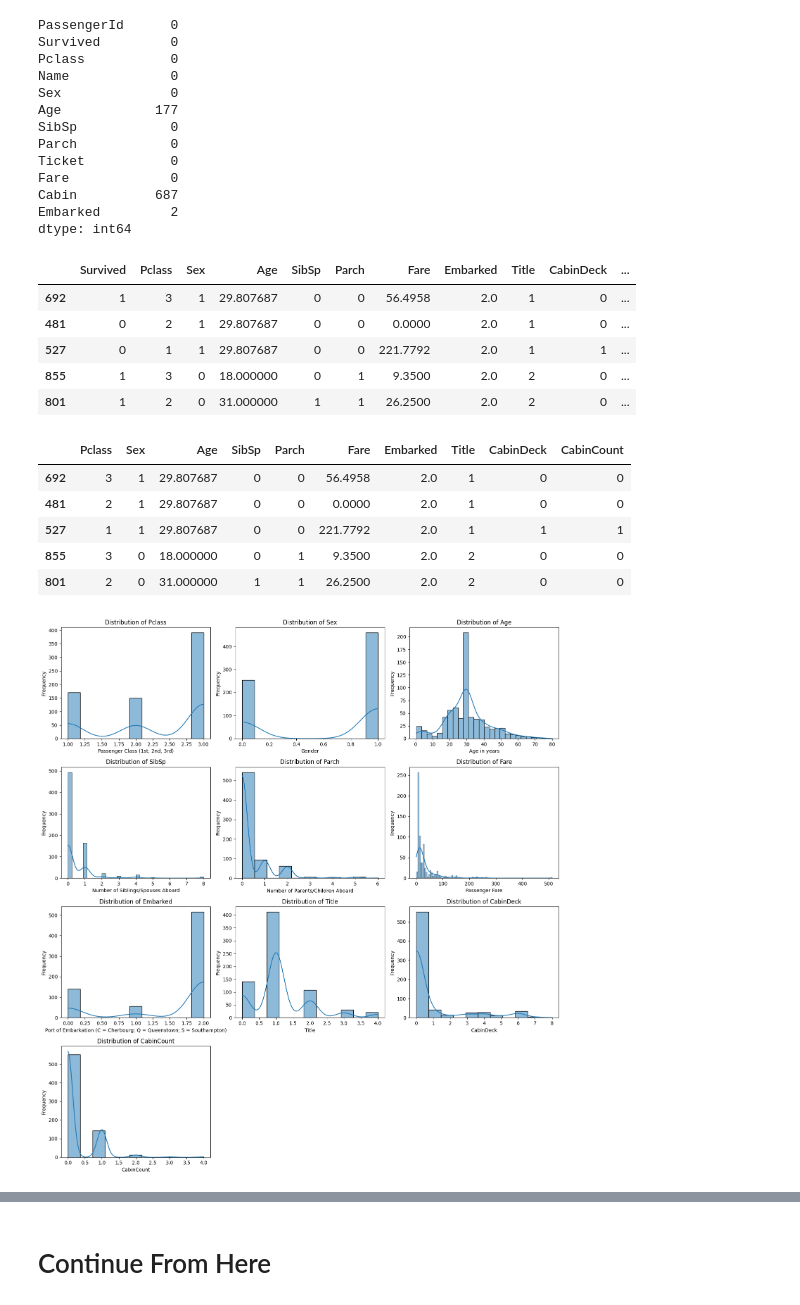
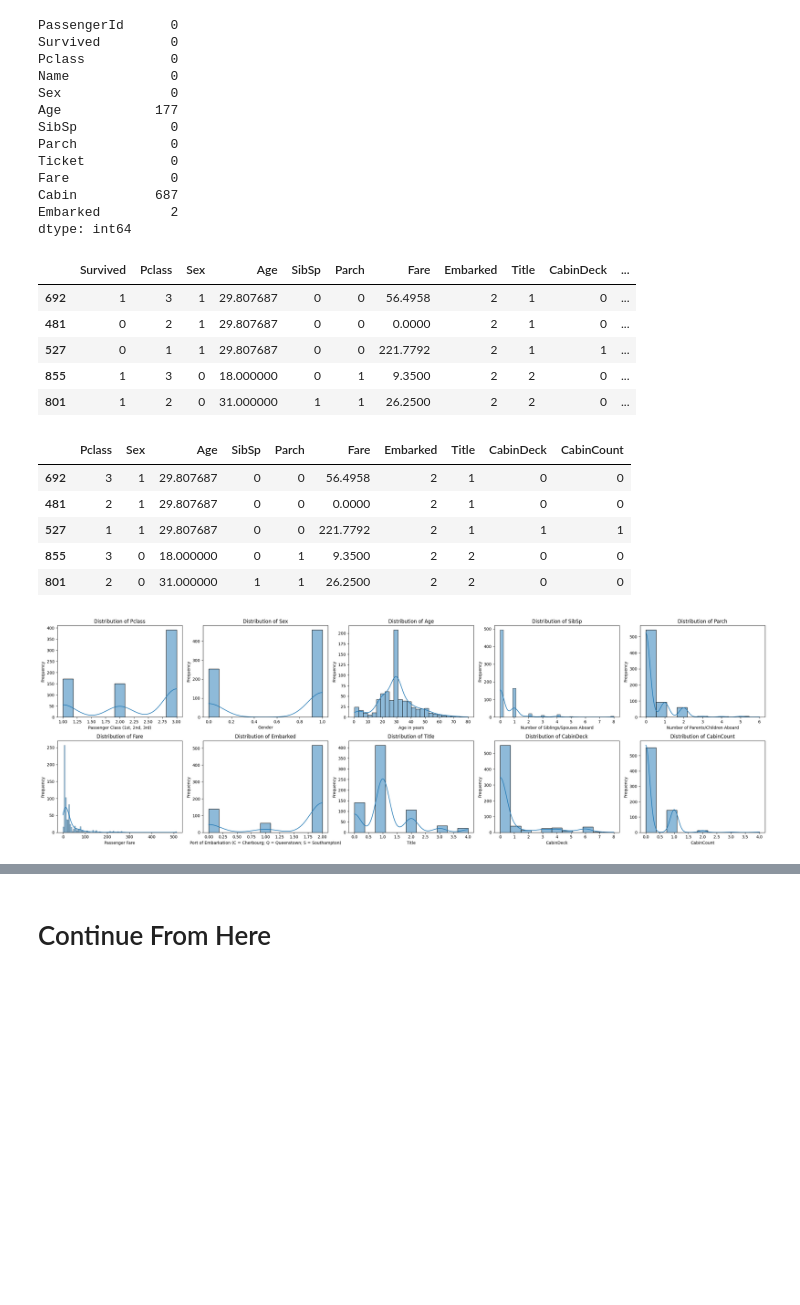
Before and after one commit to ArthurgLeonida/UFSC-DAS410108-Algorithms-DataToML, a Jupyter notebook: youtube.ipynb, the cells around one changed output, grey strips where cells are left out. Cells and saved outputs as stored; diff of their text form; code cells hidden in the pictures; blank space fills up the shorter version.

```diff
--- a/youtube.ipynb
+++ b/youtube.ipynb
@@ -190,13 +202,20 @@ class FeatureDropper(BaseEstimator, TransformerMixin):
 # %%
 pipeline = Pipeline(steps=[
     ('age_imputer', AgeImputer()),
+    ('embarked_imputer', EmbarkedImputer()),
     ('title_extractor', TitleExtractor()),
     ('cabin_extractor', CabinExtractor()),
     ('feature_encoder', FeatureEncoder()),
     ('feature_dropper', FeatureDropper())
 ])
 
+# Create a copy for the baseline model and transform it
 baseline_train = df_train.copy()
+baseline_train = pipeline.fit_transform(baseline_train)
 
-baseline_train = pipeline.fit_transform(baseline_train)
-baseline_train.head()
+# Transform the validation data using the fitted pipeline
+baseline_val = pipeline.transform(df_val.copy())
+
+# Create copies for the next feature engineering steps
+df_eng_train = baseline_train.copy()
+df_eng_val = baseline_val.copy()
@@ -259,43 +271,41 @@ Cabin          687
 Embarked         2
 dtype: int64
 # %%
-df_eng = df_train.copy()
-df_eng = pipeline.fit_transform(df_eng)
-df_eng.head()
+df_eng_train.head()
 # %% [output]
 |  | Survived | Pclass | Sex | Age | SibSp | Parch | Fare | Embarked | Title | CabinDeck | ... |
-| 692 | 1 | 3 | 1 | 29.807687 | 0 | 0 | 56.4958 | 2.0 | 1 | 0 | ... |
-| 481 | 0 | 2 | 1 | 29.807687 | 0 | 0 | 0.0000 | 2.0 | 1 | 0 | ... |
-| 527 | 0 | 1 | 1 | 29.807687 | 0 | 0 | 221.7792 | 2.0 | 1 | 1 | ... |
-| 855 | 1 | 3 | 0 | 18.000000 | 0 | 1 | 9.3500 | 2.0 | 2 | 0 | ... |
-| 801 | 1 | 2 | 0 | 31.000000 | 1 | 1 | 26.2500 | 2.0 | 2 | 0 | ... |
+| 692 | 1 | 3 | 1 | 29.807687 | 0 | 0 | 56.4958 | 2 | 1 | 0 | ... |
+| 481 | 0 | 2 | 1 | 29.807687 | 0 | 0 | 0.0000 | 2 | 1 | 0 | ... |
+| 527 | 0 | 1 | 1 | 29.807687 | 0 | 0 | 221.7792 | 2 | 1 | 1 | ... |
+| 855 | 1 | 3 | 0 | 18.000000 | 0 | 1 | 9.3500 | 2 | 2 | 0 | ... |
+| 801 | 1 | 2 | 0 | 31.000000 | 1 | 1 | 26.2500 | 2 | 2 | 0 | ... |
 # %%
-features = df_eng.drop(['Survived'], axis=1)
+features = df_eng_train.drop(['Survived'], axis=1)
 features.head()
 # %% [output]
 |  | Pclass | Sex | Age | SibSp | Parch | Fare | Embarked | Title | CabinDeck | CabinCount |
-| 692 | 3 | 1 | 29.807687 | 0 | 0 | 56.4958 | 2.0 | 1 | 0 | 0 |
-| 481 | 2 | 1 | 29.807687 | 0 | 0 | 0.0000 | 2.0 | 1 | 0 | 0 |
-| 527 | 1 | 1 | 29.807687 | 0 | 0 | 221.7792 | 2.0 | 1 | 1 | 1 |
-| 855 | 3 | 0 | 18.000000 | 0 | 1 | 9.3500 | 2.0 | 2 | 0 | 0 |
-| 801 | 2 | 0 | 31.000000 | 1 | 1 | 26.2500 | 2.0 | 2 | 0 | 0 |
+| 692 | 3 | 1 | 29.807687 | 0 | 0 | 56.4958 | 2 | 1 | 0 | 0 |
+| 481 | 2 | 1 | 29.807687 | 0 | 0 | 0.0000 | 2 | 1 | 0 | 0 |
+| 527 | 1 | 1 | 29.807687 | 0 | 0 | 221.7792 | 2 | 1 | 1 | 1 |
+| 855 | 3 | 0 | 18.000000 | 0 | 1 | 9.3500 | 2 | 2 | 0 | 0 |
+| 801 | 2 | 0 | 31.000000 | 1 | 1 | 26.2500 | 2 | 2 | 0 | 0 |
 # %%
 numeric_features = features.select_dtypes(include=['number']).columns
 num_plots = len(numeric_features)
-cols = 3
+cols = 5
 rows = (num_plots + cols - 1) // cols
 
 plt.figure(figsize=(5 * cols, 4 * rows))
 
 for i, feature in enumerate(numeric_features):
     plt.subplot(rows, cols, i + 1)
-    sns.histplot(df_eng[feature].dropna(), kde=True)
+    sns.histplot(df_eng_train[feature].dropna(), kde=True)
     plt.title(f'Distribution of {feature}')
     plt.xlabel(features_description.get(feature, feature))
     plt.ylabel('Frequency')
 
 plt.tight_layout()
 plt.show()
 # %% [output]
-[figure, old version]
+[figure, new version]
 # %%
```
Also changed, not shown: parts of 30 cells of this notebook.
